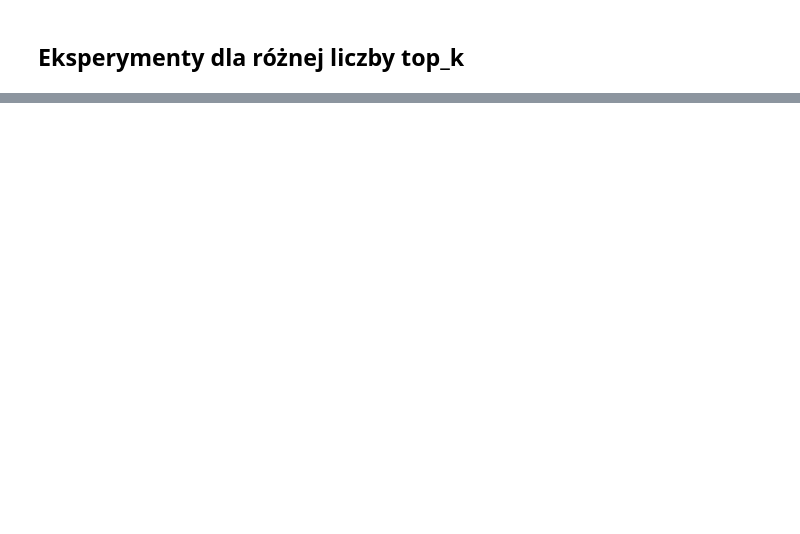
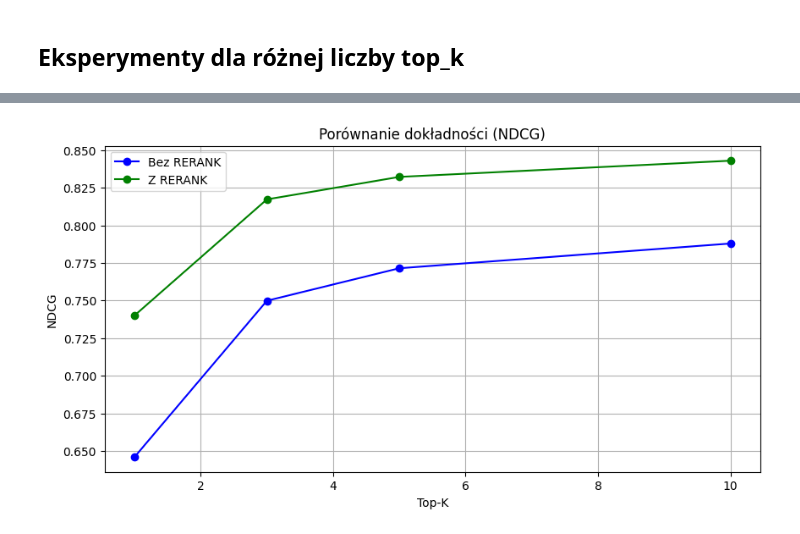
Before and after one commit to BartekWrzalski/nlp, a Jupyter notebook: lab3/retriver.ipynb, the cells around one changed output, grey strips where cells are left out. Drawn from its saved outputs; the diff is of its cells as text; code cells hidden in the pictures; blank space fills up the shorter version.

```diff
--- a/lab3/retriver.ipynb
+++ b/lab3/retriver.ipynb
@@ -377,0 +605,31 @@ plt.show()
+# %%
+import time
+
+topk_arr = [1, 3, 5, 10]
+ndcg2 = []
+ndcg_with_rerank = []
+
+for k in topk_arr:
+    all_results_temp = find_similar_sentences(
+        question_embeddings=question_embeddings,
+        answer_embeddings=answer_embeddings,
+        unique_questions=unique_questions,
+        unique_answers=unique_answers,
+        model=model,
+        top_k=k,  # Liczba najbardziej podobnych odpowiedzi dla każdego zapytania
+        n_print=0,  # Liczba zapytań do wyświetlenia w konsoli
+    )
+
+    avg_ndcg = evaluate_results_with_ndcg(
+        all_results=all_results_temp,
+        true_relevance_dict=true_relevance_dict,
+        top_k=k,  # Liczba najlepszych wyników do uwzględnienia w ocenie
+    )
+    ndcg2.append(avg_ndcg)
+
+    avg_ndcg_with_rerank = evaluate_results_with_ndcg(
+        all_results=rerank_results,
+        true_relevance_dict=true_relevance_dict,
+        top_k=k,  # Liczba najlepszych wyników do uwzględnienia w ocenie
+    )
+    ndcg_with_rerank.append(avg_ndcg_with_rerank)
@@ -377,0 +652,15 @@ plt.show()
+# %%
+import matplotlib.pyplot as plt
+
+# Wykres 1: Dokładność (NDCG)
+plt.figure(figsize=(10, 5))
+plt.plot(topk_arr, ndcg2, marker="o", label="Bez RERANK", color="blue")
+plt.plot(topk_arr, ndcg_with_rerank, marker="o", label="Z RERANK", color="green")
+plt.title("Porównanie dokładności (NDCG)")
+plt.xlabel("Top-K")
+plt.ylabel("NDCG")
+plt.grid(True)
+plt.legend()
+plt.show()
+# %% [output]
+[figure, added]
```
Also changed, not shown: parts of 39 cells of this notebook.
